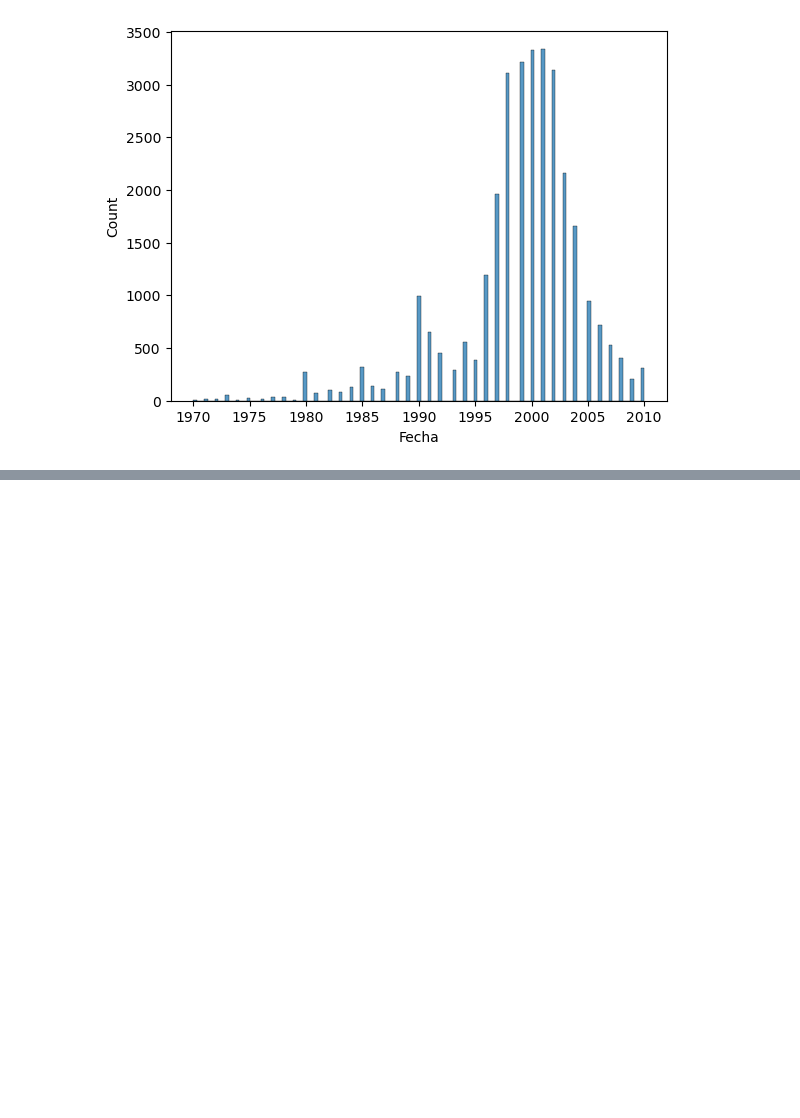
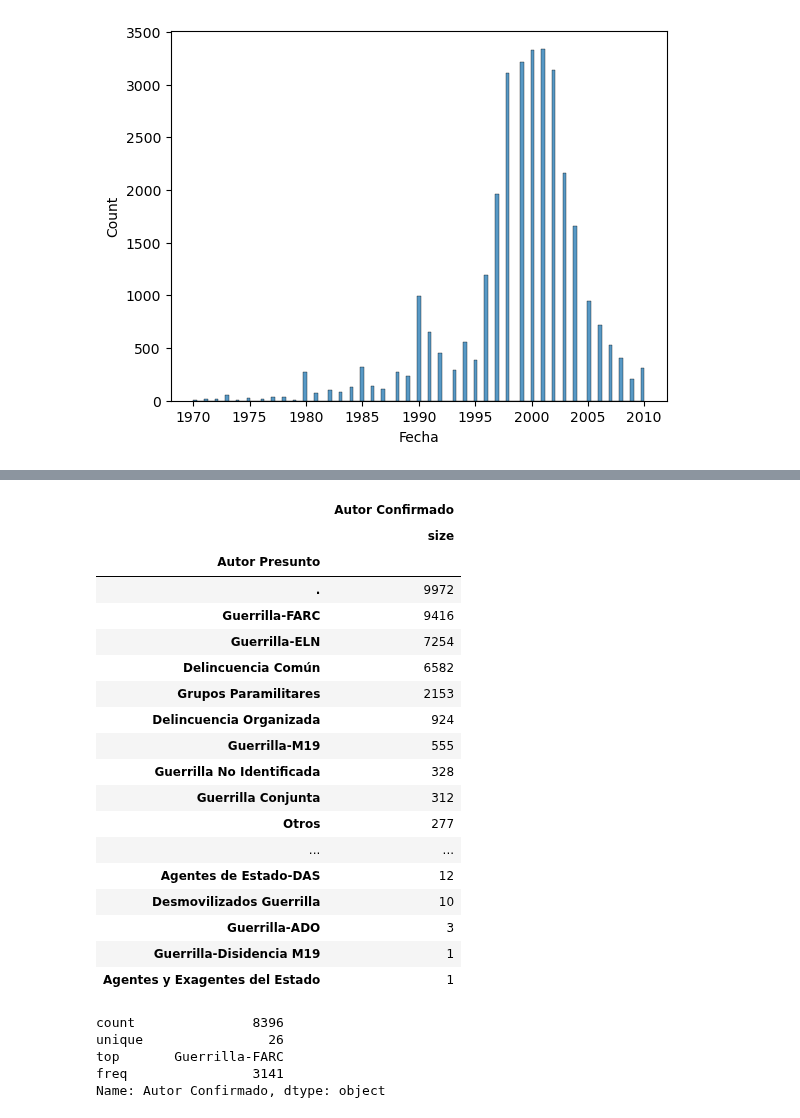
Before and after one commit to onavarrete04/Introduccion-Ciencia-Datos, a Jupyter notebook: Data Cleaning .ipynb, the cells around one changed output, grey strips where cells are left out. Cells and saved outputs as stored; diff of their text form; code cells hidden in the pictures; blank space fills up the shorter version.

```diff
--- a/Data Cleaning .ipynb
+++ b/Data Cleaning .ipynb
@@ -268,0 +298,32 @@ sns.histplot(x=dx.Fecha.dt.year)
+# %%
+a = dx.groupby(["Autor Presunto"]).agg({"Autor Confirmado":[np.size] })
+a = a.sort_values(by=[("Autor Confirmado", "size")], ascending=False)
+a
+# %% [output]
+|  | Autor Confirmado |
+|  | size |
+| Autor Presunto |  |
+| . | 9972 |
+| Guerrilla-FARC | 9416 |
+| Guerrilla-ELN | 7254 |
+| Delincuencia Común | 6582 |
+| Grupos Paramilitares | 2153 |
+| Delincuencia Organizada | 924 |
+| Guerrilla-M19 | 555 |
+| Guerrilla No Identificada | 328 |
+| Guerrilla Conjunta | 312 |
+| Otros | 277 |
+| ... | ... |
+| Agentes de Estado-DAS | 12 |
+| Desmovilizados Guerrilla | 10 |
+| Guerrilla-ADO | 3 |
+| Guerrilla-Disidencia M19 | 1 |
+| Agentes y Exagentes del Estado | 1 |
+# %%
+dx["Autor Confirmado"].describe()
+# %% [output]
+count               8396
+unique                26
+top       Guerrilla-FARC
+freq                3141
+Name: Autor Confirmado, dtype: object
```
Also changed, not shown: parts of 12 cells of this notebook, 1 other file.
